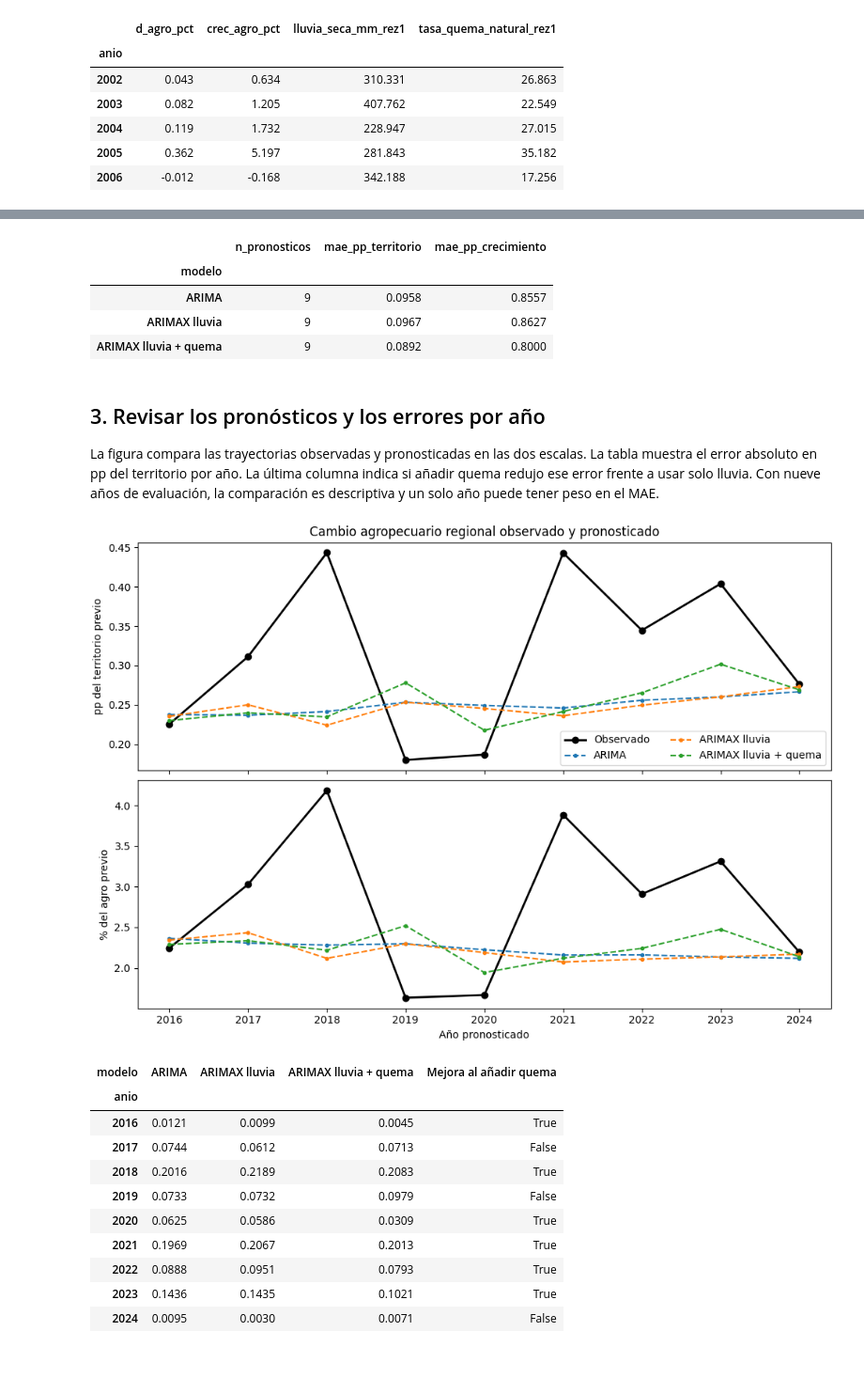
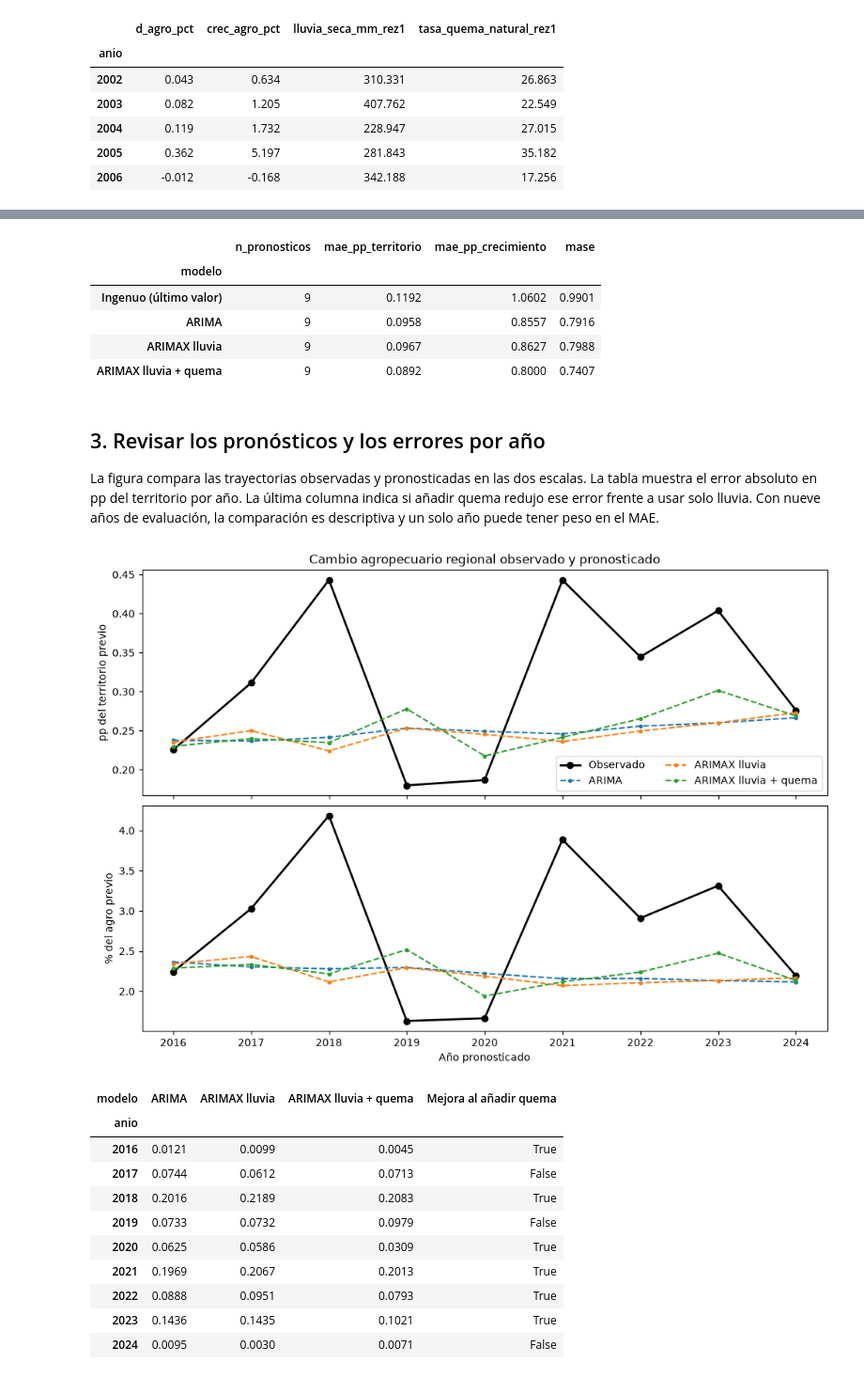
Before and after one commit to DanielFelipeRuizBermudez/Proyecto-ALTILLANURA, a Jupyter notebook: notebooks/50_vinculos/53_prediccion_regional.ipynb, the cells around one changed output, grey strips where cells are left out. Shown at 94% size. Cells and saved outputs as stored; diff of their text form; code cells hidden in the pictures.

Commit message:
feat: MASE del ARIMAX frente al pronóstico ingenuo

```diff
--- a/notebooks/50_vinculos/53_prediccion_regional.ipynb
+++ b/notebooks/50_vinculos/53_prediccion_regional.ipynb
@@ -132,6 +134,16 @@ for anio in datos.index[datos.index >= primer_pronostico]:
     y_estandar = (y - centro_y) / escala_y
     base = min((ajustar(y_estandar, orden) for orden in ordenes), key=lambda ajuste: ajuste.aicc)
     orden = base.model.order
+    # Escala del MASE: error absoluto medio del pronóstico ingenuo dentro del entrenamiento.
+    mae_ingenuo = np.abs(np.diff(y)).mean()
+    filas.append({
+        "anio": anio, "modelo": "Ingenuo (último valor)", "orden": "", "n_entrenamiento": len(y),
+        "observado_pp_territorio": datos.at[anio, objetivo],
+        "pronostico_pp_territorio": y[-1],
+        "observado_pct_agro_previo": datos.at[anio, complementario],
+        "pronostico_pct_agro_previo": y[-1] * datos.at[anio, "factor_agro_previo"],
+        "mae_ingenuo_entrenamiento_pp_territorio": mae_ingenuo,
+    })
     for nombre, variables in modelos.items():
         if variables:
             x = entrenamiento[variables]
@@ -151,6 +163,7 @@ for anio in datos.index[datos.index >= primer_pronostico]:
             "pronostico_pp_territorio": pronostico,
             "observado_pct_agro_previo": datos.at[anio, complementario],
             "pronostico_pct_agro_previo": pronostico * datos.at[anio, "factor_agro_previo"],
+            "mae_ingenuo_entrenamiento_pp_territorio": mae_ingenuo,
         })
 
 pronosticos = pd.DataFrame(filas)
@@ -158,10 +171,14 @@ for escala in ("pp_territorio", "pct_agro_previo"):
     pronosticos[f"error_abs_{escala}"] = (
         pronosticos[f"pronostico_{escala}"] - pronosticos[f"observado_{escala}"]
     ).abs()
+pronosticos["error_escalado"] = (
+    pronosticos["error_abs_pp_territorio"] / pronosticos["mae_ingenuo_entrenamiento_pp_territorio"]
+)
 resumen = pronosticos.groupby("modelo", sort=False).agg(
     n_pronosticos=("anio", "size"),
     mae_pp_territorio=("error_abs_pp_territorio", "mean"),
     mae_pp_crecimiento=("error_abs_pct_agro_previo", "mean"),
+    mase=("error_escalado", "mean"),
 )
 display(resumen.round(4))
 
@@ -170,11 +187,12 @@ tablas.mkdir(parents=True, exist_ok=True)
 pronosticos.to_csv(tablas / "prediccion_regional_anual.csv", index=False, encoding="utf-8-sig")
 resumen.to_csv(tablas / "prediccion_regional_mae.csv", encoding="utf-8-sig")
 # %% [output]
-|  | n_pronosticos | mae_pp_territorio | mae_pp_crecimiento |
-| modelo |  |  |  |
-| ARIMA | 9 | 0.0958 | 0.8557 |
-| ARIMAX lluvia | 9 | 0.0967 | 0.8627 |
-| ARIMAX lluvia + quema | 9 | 0.0892 | 0.8000 |
+|  | n_pronosticos | mae_pp_territorio | mae_pp_crecimiento | mase |
+| modelo |  |  |  |  |
+| Ingenuo (último valor) | 9 | 0.1192 | 1.0602 | 0.9901 |
+| ARIMA | 9 | 0.0958 | 0.8557 | 0.7916 |
+| ARIMAX lluvia | 9 | 0.0967 | 0.8627 | 0.7988 |
+| ARIMAX lluvia + quema | 9 | 0.0892 | 0.8000 | 0.7407 |
 # %% [markdown]
 ## 3. Revisar los pronósticos y los errores por año
 
@@ -182,26 +200,26 @@ La figura compara las trayectorias observadas y pronosticadas en las dos escalas
 # %%
 fig, ejes = plt.subplots(2, 1, figsize=(10, 7), sharex=True, layout="constrained")
 observado = pronosticos.loc[pronosticos["modelo"].eq("ARIMA")]
 for ax, escala, unidad in zip(
     ejes, ("pp_territorio", "pct_agro_previo"), ("pp del territorio previo", "% del agro previo")
 ):
     ax.plot(observado["anio"], observado[f"observado_{escala}"],
             "o-", color="black", linewidth=2, label="Observado")
-    for nombre, grupo in pronosticos.groupby("modelo", sort=False):
+    for nombre, grupo in pronosticos[pronosticos["modelo"].isin(modelos)].groupby("modelo", sort=False):
         ax.plot(grupo["anio"], grupo[f"pronostico_{escala}"], "o--",
                 markersize=3, label=nombre)
     ax.set(ylabel=unidad)
 ejes[0].set(title="Cambio agropecuario regional observado y pronosticado")
 ejes[0].legend(ncols=2)
 ejes[-1].set(xlabel="Año pronosticado", xticks=observado["anio"])
 plt.show()
 
 errores = pronosticos.pivot(index="anio", columns="modelo", values="error_abs_pp_territorio")
 errores = errores[list(modelos)]
 errores["Mejora al añadir quema"] = errores["ARIMAX lluvia + quema"] < errores["ARIMAX lluvia"]
 display(errores.round(4))
 # %% [output]
-[figure, old version]
+[figure, new version]
 | modelo | ARIMA | ARIMAX lluvia | ARIMAX lluvia + quema | Mejora al añadir quema |
 | anio |  |  |  |  |
 | 2016 | 0.0121 | 0.0099 | 0.0045 | True |
```
Also changed, not shown: parts of 4 cells of this notebook, 3 other files.
